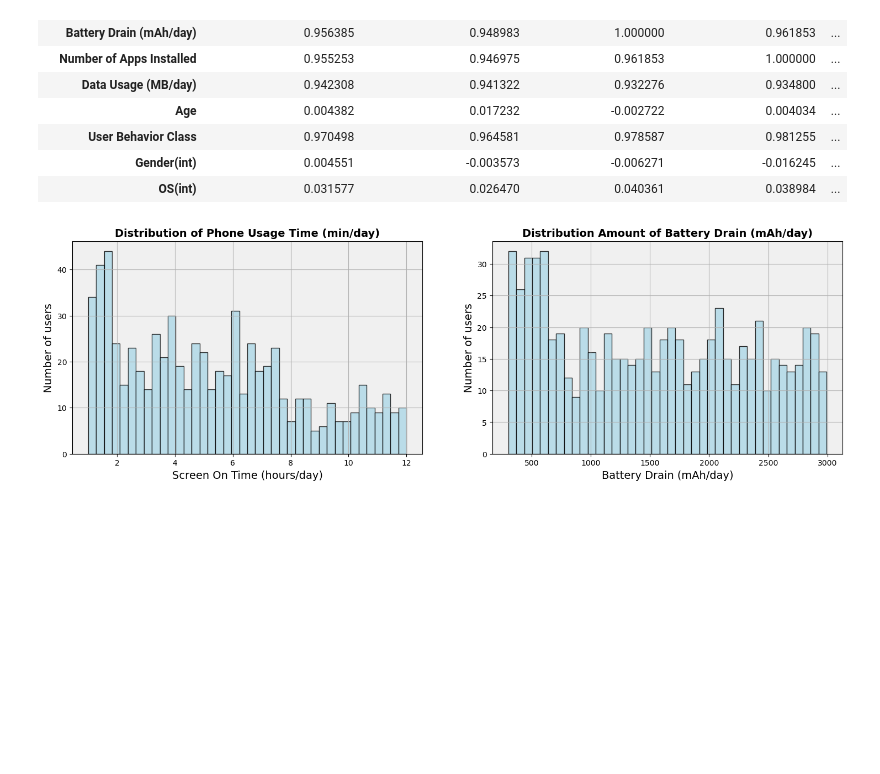
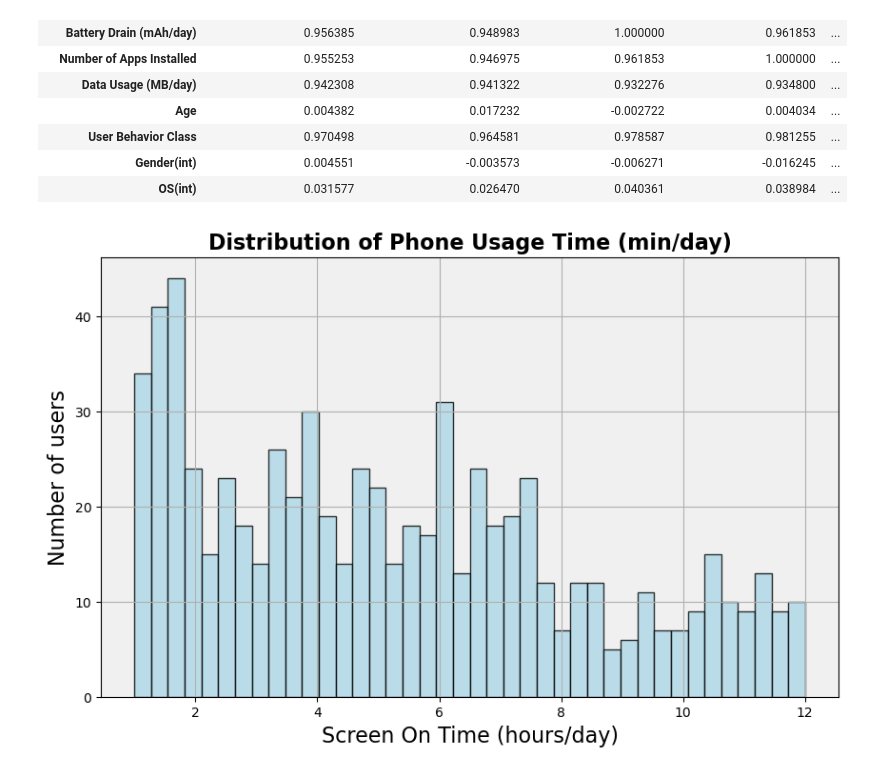
Before and after one commit to Foxtrot123-png/Applied-Data-Science-1, a Jupyter notebook: User_Behaviour.ipynb, the cells around one changed output. Cells and saved outputs as stored; diff of their text form; code cells hidden in the pictures; blank space fills up the shorter version.

```diff
--- a/User_Behaviour.ipynb
+++ b/User_Behaviour.ipynb
@@ -170,14 +259,7 @@ def plot_scatterplot(ax,xlabel,ylabel,hue,palette,alpha,legend_title,location_of
 # %%
 
 
-fig, (ax1,ax2)= plt.subplots(ncols=2,figsize=(18, 5))
-ax1.set_facecolor('#f0f0f0')
-ax2.set_facecolor('#f0f0f0')
-
 #Studying the Screen ON Time
-plot_hist(ax1,behaviour,behaviour['Screen On Time (hours/day)'],40,'Lightblue','black',0.8,'Distribution of Phone Usage Time (min/day)','Screen On Time (hours/day)','Number of users')
-
-#Studying the Battery Drain Amount
-plot_hist(ax2,behaviour,behaviour['Battery Drain (mAh/day)'],40,'Lightblue','black',0.8,'Distribution Amount of Battery Drain (mAh/day)','Battery Drain (mAh/day)','Number of users')
+plot_hist(behaviour,behaviour['Screen On Time (hours/day)'],'Distribution of Phone Usage Time (min/day)','Screen On Time (hours/day)','Number of users',40,'Lightblue','black',0.8)
 # %% [output]
-[figure, old version]
+[figure, new version]
```
Also changed, not shown: parts of 7 cells of this notebook.
